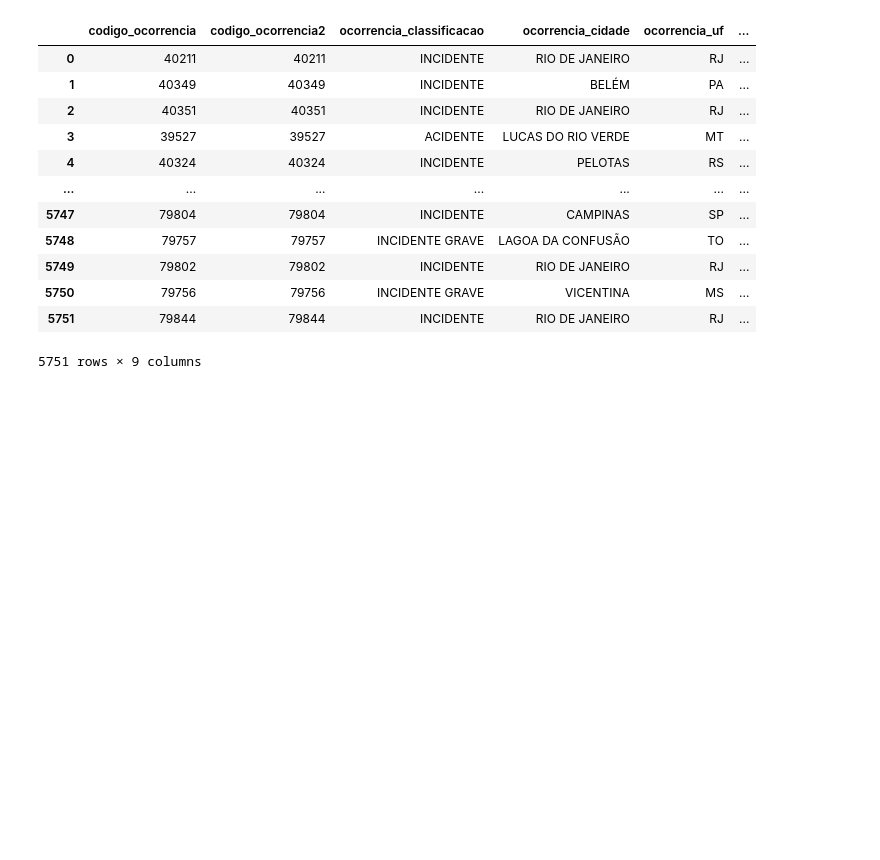
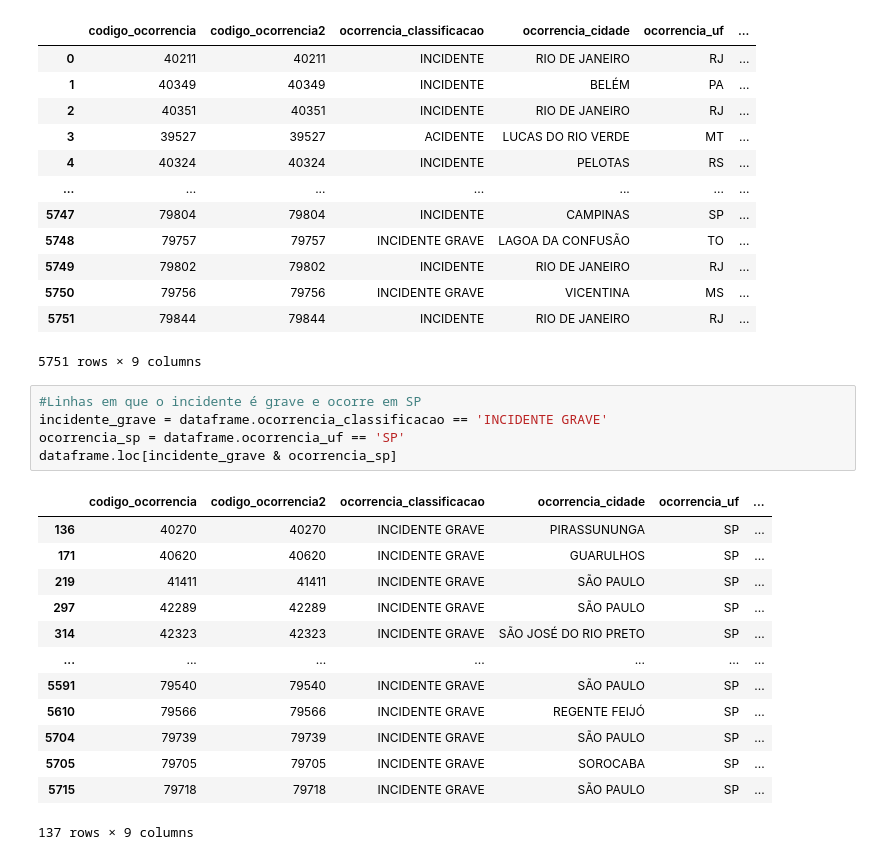
Before and after one commit to Huggyturd/portfolio-dataengineer, a Jupyter notebook: ETL/CENIPA/CENIPA.ipynb, the cells around one changed output. Cells and saved outputs as stored; diff of their text form; blank space fills up the shorter version.

```diff
--- a/ETL/CENIPA/CENIPA.ipynb
+++ b/ETL/CENIPA/CENIPA.ipynb
@@ -165,3 +165,22 @@ dataframe
 | 5750 | 79756 | 79756 | INCIDENTE GRAVE | VICENTINA | MS | ... |
 | 5751 | 79844 | 79844 | INCIDENTE | RIO DE JANEIRO | RJ | ... |
 5751 rows × 9 columns
+# %%
+#Linhas em que o incidente é grave e ocorre em SP
+incidente_grave = dataframe.ocorrencia_classificacao == 'INCIDENTE GRAVE'
+ocorrencia_sp = dataframe.ocorrencia_uf == 'SP'
+dataframe.loc[incidente_grave & ocorrencia_sp]
+# %% [output]
+|  | codigo_ocorrencia | codigo_ocorrencia2 | ocorrencia_classificacao | ocorrencia_cidade | ocorrencia_uf | ... |
+| 136 | 40270 | 40270 | INCIDENTE GRAVE | PIRASSUNUNGA | SP | ... |
+| 171 | 40620 | 40620 | INCIDENTE GRAVE | GUARULHOS | SP | ... |
+| 219 | 41411 | 41411 | INCIDENTE GRAVE | SÃO PAULO | SP | ... |
+| 297 | 42289 | 42289 | INCIDENTE GRAVE | SÃO PAULO | SP | ... |
+| 314 | 42323 | 42323 | INCIDENTE GRAVE | SÃO JOSÉ DO RIO PRETO | SP | ... |
+| ... | ... | ... | ... | ... | ... | ... |
+| 5591 | 79540 | 79540 | INCIDENTE GRAVE | SÃO PAULO | SP | ... |
+| 5610 | 79566 | 79566 | INCIDENTE GRAVE | REGENTE FEIJÓ | SP | ... |
+| 5704 | 79739 | 79739 | INCIDENTE GRAVE | SÃO PAULO | SP | ... |
+| 5705 | 79705 | 79705 | INCIDENTE GRAVE | SOROCABA | SP | ... |
+| 5715 | 79718 | 79718 | INCIDENTE GRAVE | SÃO PAULO | SP | ... |
+137 rows × 9 columns
```
Also changed, not shown: parts of 18 cells of this notebook.
